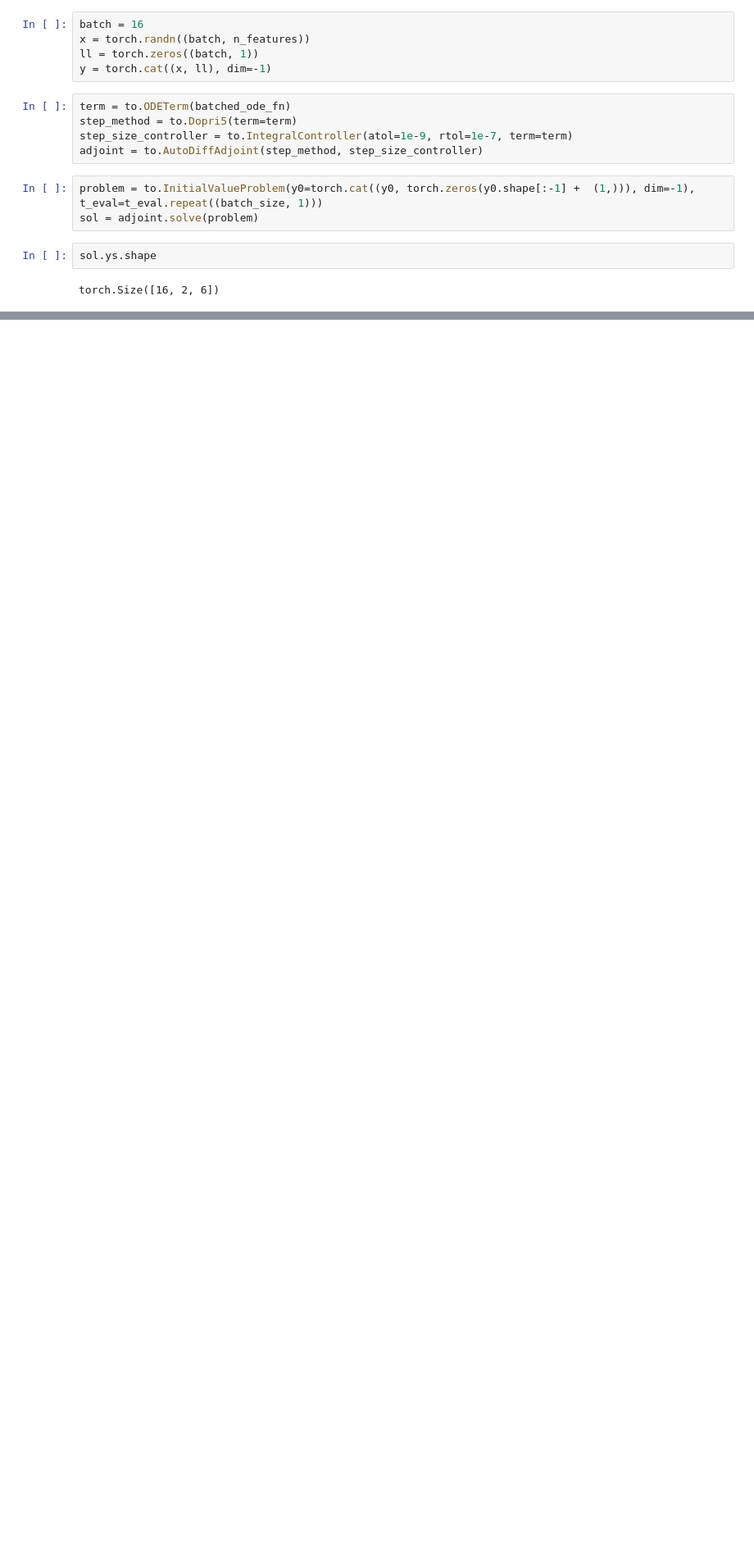
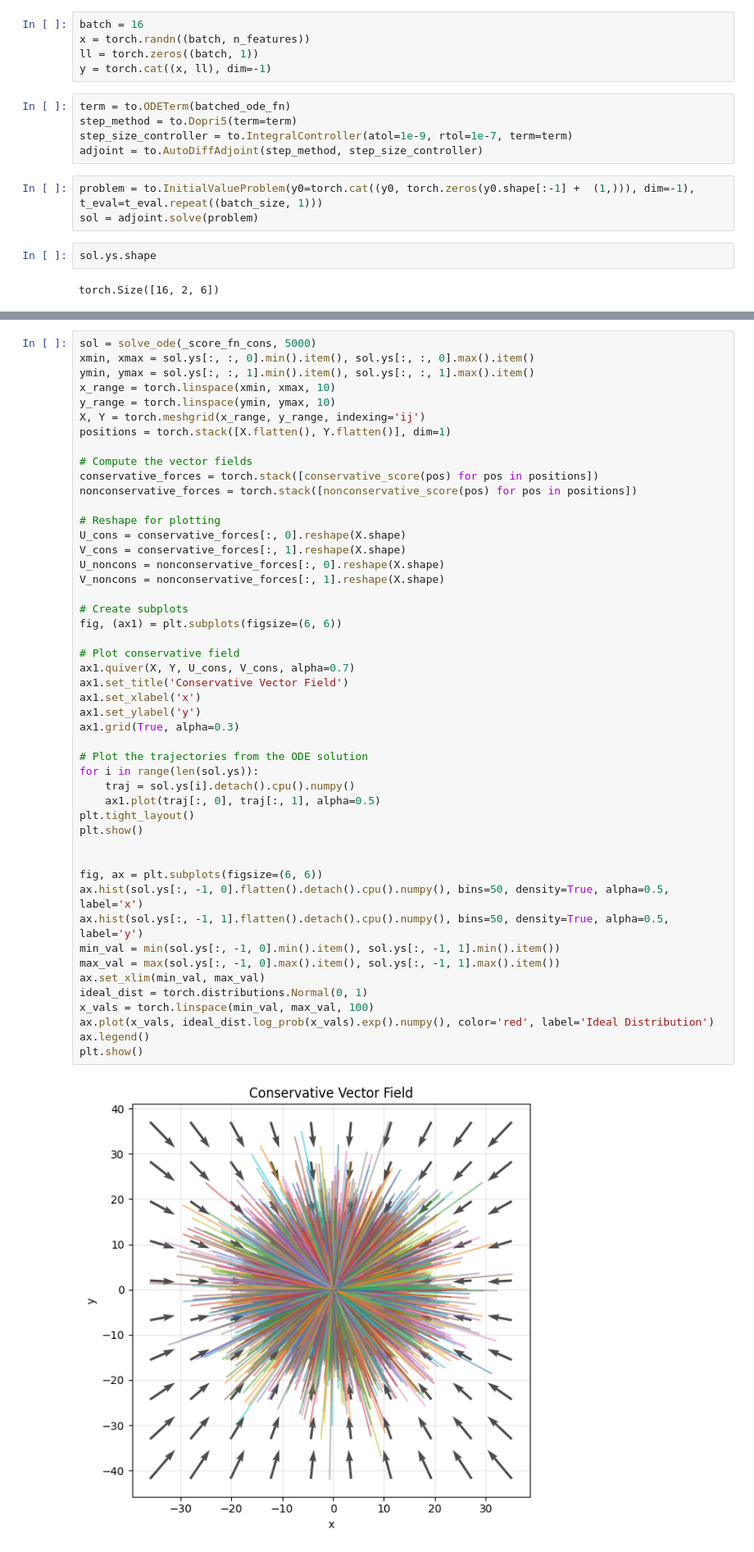
Before and after one commit to EthanZ0524/boltz-likelihoods, a Jupyter notebook: notebooks/parallel_ode.ipynb, the cells around one changed output, grey strips where cells are left out. Shown at 82% size. Saved outputs shown, nothing was run; the diff lists cells and outputs as text; blank space fills up the shorter version.

```diff
--- a/notebooks/parallel_ode.ipynb
+++ b/notebooks/parallel_ode.ipynb
@@ -86,0 +261,50 @@ Analytical JVP: tensor([-3.3397, -0.5751, -1.4779, -1.0123, -0.0532])
+# %%
+sol = solve_ode(_score_fn_cons, 5000)
+xmin, xmax = sol.ys[:, :, 0].min().item(), sol.ys[:, :, 0].max().item()
+ymin, ymax = sol.ys[:, :, 1].min().item(), sol.ys[:, :, 1].max().item()
+x_range = torch.linspace(xmin, xmax, 10)
+y_range = torch.linspace(ymin, ymax, 10)
+X, Y = torch.meshgrid(x_range, y_range, indexing='ij')
+positions = torch.stack([X.flatten(), Y.flatten()], dim=1)
+
+# Compute the vector fields
+conservative_forces = torch.stack([conservative_score(pos) for pos in positions])
+nonconservative_forces = torch.stack([nonconservative_score(pos) for pos in positions])
+
+# Reshape for plotting
+U_cons = conservative_forces[:, 0].reshape(X.shape)
+V_cons = conservative_forces[:, 1].reshape(X.shape)
+U_noncons = nonconservative_forces[:, 0].reshape(X.shape)
+V_noncons = nonconservative_forces[:, 1].reshape(X.shape)
+
+# Create subplots
+fig, (ax1) = plt.subplots(figsize=(6, 6))
+
+# Plot conservative field
+ax1.quiver(X, Y, U_cons, V_cons, alpha=0.7)
+ax1.set_title('Conservative Vector Field')
+ax1.set_xlabel('x')
+ax1.set_ylabel('y')
+ax1.grid(True, alpha=0.3)
+
+# Plot the trajectories from the ODE solution
+for i in range(len(sol.ys)):
+    traj = sol.ys[i].detach().cpu().numpy()
+    ax1.plot(traj[:, 0], traj[:, 1], alpha=0.5)
+plt.tight_layout()
+plt.show()
+
+
+fig, ax = plt.subplots(figsize=(6, 6))
+ax.hist(sol.ys[:, -1, 0].flatten().detach().cpu().numpy(), bins=50, density=True, alpha=0.5, label='x')
+ax.hist(sol.ys[:, -1, 1].flatten().detach().cpu().numpy(), bins=50, density=True, alpha=0.5, label='y')
+min_val = min(sol.ys[:, -1, 0].min().item(), sol.ys[:, -1, 1].min().item())
+max_val = max(sol.ys[:, -1, 0].max().item(), sol.ys[:, -1, 1].max().item())
+ax.set_xlim(min_val, max_val)
+ideal_dist = torch.distributions.Normal(0, 1)
+x_vals = torch.linspace(min_val, max_val, 100)
+ax.plot(x_vals, ideal_dist.log_prob(x_vals).exp().numpy(), color='red', label='Ideal Distribution')
+ax.legend()
+plt.show()
+# %% [output]
+[figure, added]
```
Also changed, not shown: parts of 13 cells of this notebook, 1 other file.
